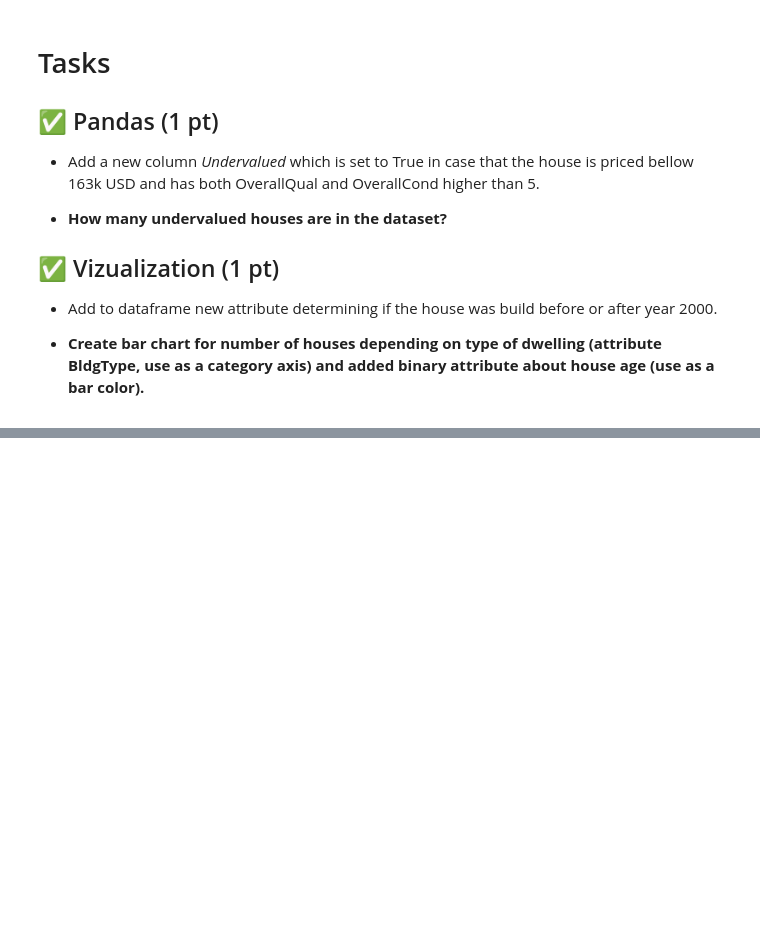
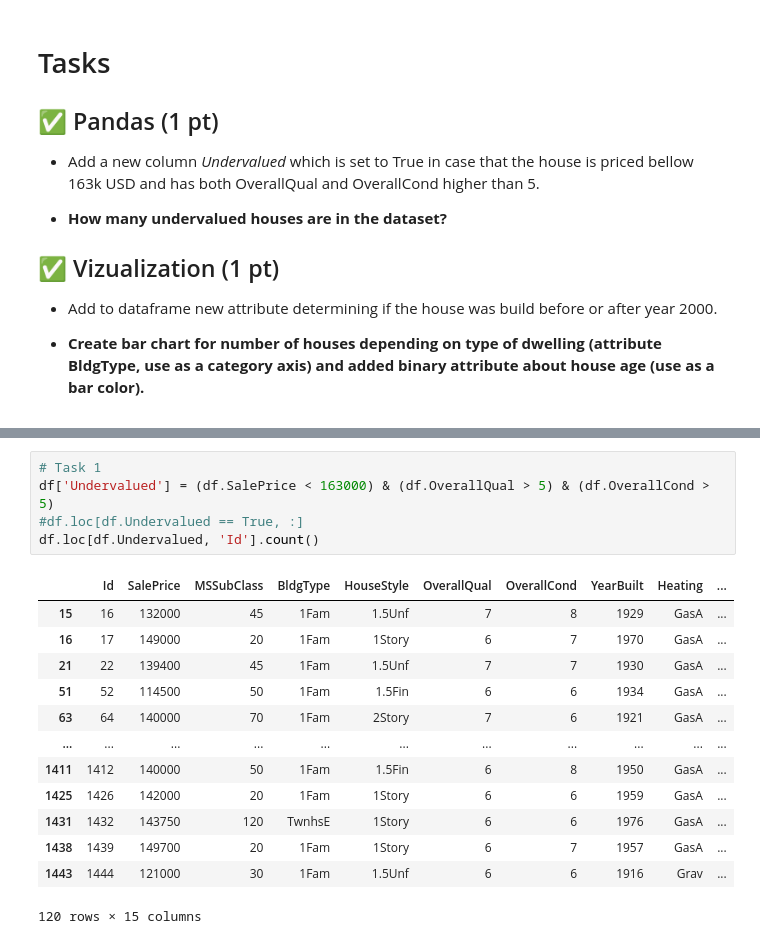
Before and after one commit to BloodyFace555666/ZSU, a Jupyter notebook: fml_01.ipynb, the cells around one changed output, grey strips where cells are left out. Drawn from its saved outputs; the diff is of its cells as text; blank space fills up the shorter version.

```diff
--- a/fml_01.ipynb
+++ b/fml_01.ipynb
@@ -559,0 +621,19 @@ Text(0, 0.5, 'Ground living area ($ft^2$)')
+# %%
+# Task 1
+df['Undervalued'] = (df.SalePrice < 163000) & (df.OverallQual > 5) & (df.OverallCond > 5)
+#df.loc[df.Undervalued == True, :]
+df.loc[df.Undervalued, 'Id'].count()
+# %% [output]
+|  | Id | SalePrice | MSSubClass | BldgType | HouseStyle | OverallQual | OverallCond | YearBuilt | Heating | ... |
+| 15 | 16 | 132000 | 45 | 1Fam | 1.5Unf | 7 | 8 | 1929 | GasA | ... |
+| 16 | 17 | 149000 | 20 | 1Fam | 1Story | 6 | 7 | 1970 | GasA | ... |
+| 21 | 22 | 139400 | 45 | 1Fam | 1.5Unf | 7 | 7 | 1930 | GasA | ... |
+| 51 | 52 | 114500 | 50 | 1Fam | 1.5Fin | 6 | 6 | 1934 | GasA | ... |
+| 63 | 64 | 140000 | 70 | 1Fam | 2Story | 7 | 6 | 1921 | GasA | ... |
+| ... | ... | ... | ... | ... | ... | ... | ... | ... | ... | ... |
+| 1411 | 1412 | 140000 | 50 | 1Fam | 1.5Fin | 6 | 8 | 1950 | GasA | ... |
+| 1425 | 1426 | 142000 | 20 | 1Fam | 1Story | 6 | 6 | 1959 | GasA | ... |
+| 1431 | 1432 | 143750 | 120 | TwnhsE | 1Story | 6 | 6 | 1976 | GasA | ... |
+| 1438 | 1439 | 149700 | 20 | 1Fam | 1Story | 6 | 7 | 1957 | GasA | ... |
+| 1443 | 1444 | 121000 | 30 | 1Fam | 1.5Unf | 6 | 6 | 1916 | Grav | ... |
+120 rows × 15 columns
```
Also changed, not shown: parts of 13 cells of this notebook.
